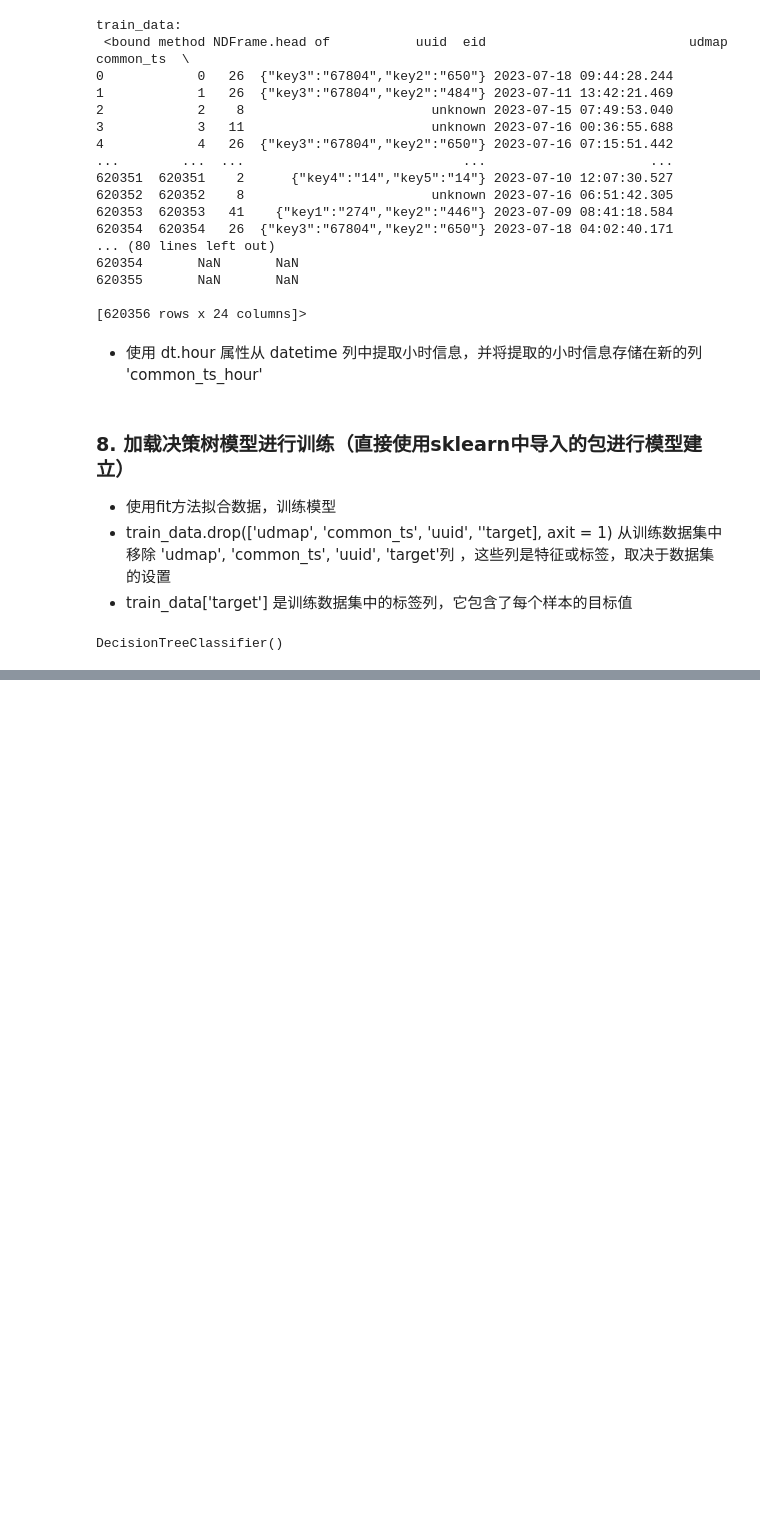
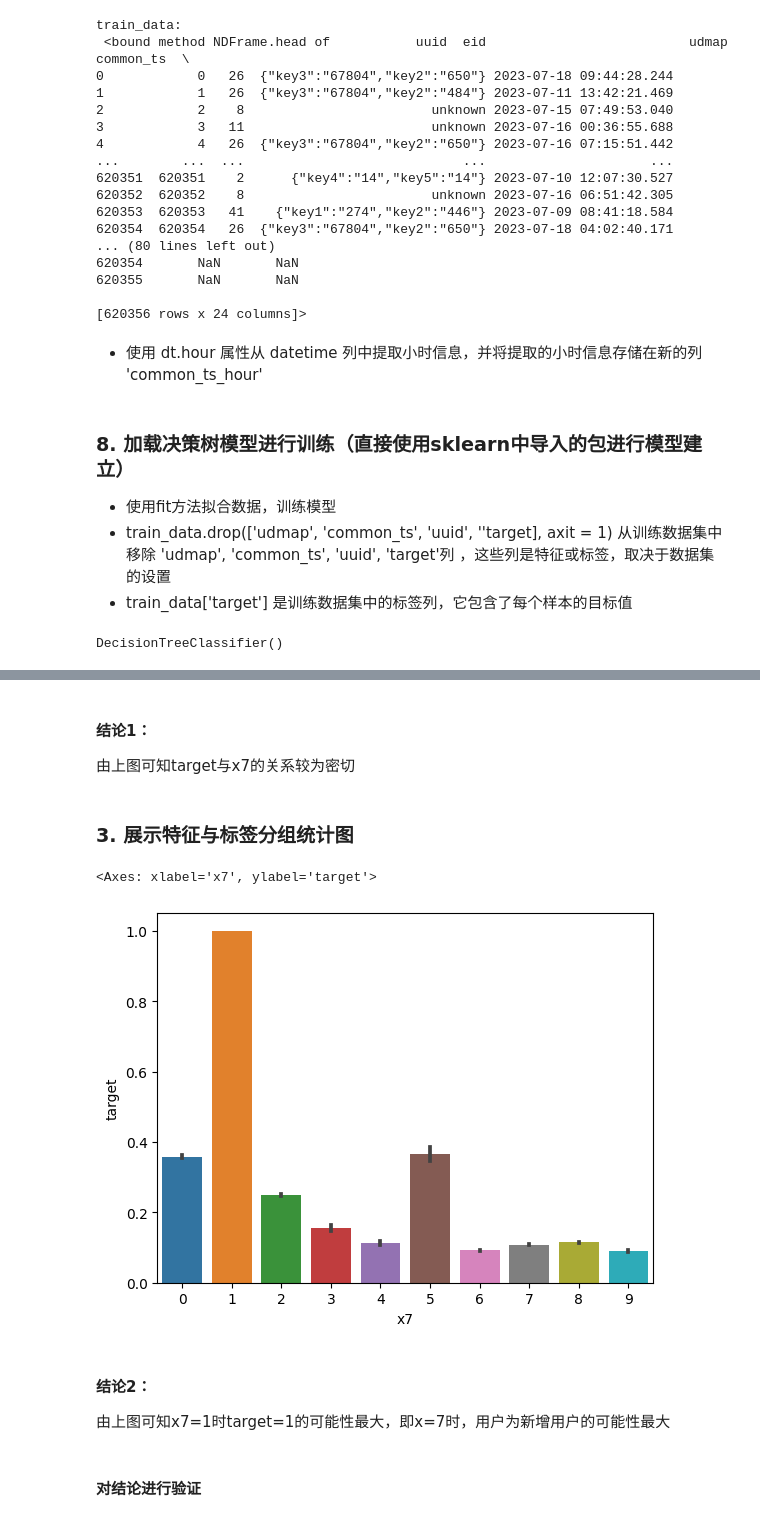
Before and after one commit to Helium-327/MyNote, a Jupyter notebook: Machine_Learning/challenge_xfyun/用户新增预测挑战赛.ipynb, the cells around one changed output, grey strips where cells are left out. Saved outputs shown, nothing was run; the diff lists cells and outputs as text; code cells hidden in the pictures; blank space fills up the shorter version.

```diff
--- a/Machine_Learning/challenge_xfyun/用户新增预测挑战赛.ipynb
+++ b/Machine_Learning/challenge_xfyun/用户新增预测挑战赛.ipynb
@@ -303,0 +396,15 @@ DecisionTreeClassifier()
+# %% [markdown]
+#### 结论1：
+由上图可知target与x7的关系较为密切
+# %% [markdown]
+### 3. 展示特征与标签分组统计图
+# %%
+sns.barplot(x='x7', y = 'target', data = train_data)
+# %% [output]
+<Axes: xlabel='x7', ylabel='target'>
+[figure, added]
+# %% [markdown]
+#### 结论2：
+由上图可知x7=1时target=1的可能性最大，即x=7时，用户为新增用户的可能性最大
+# %% [markdown]
+#### 对结论进行验证
```
Also changed, not shown: parts of 14 cells of this notebook, 1 other file.
